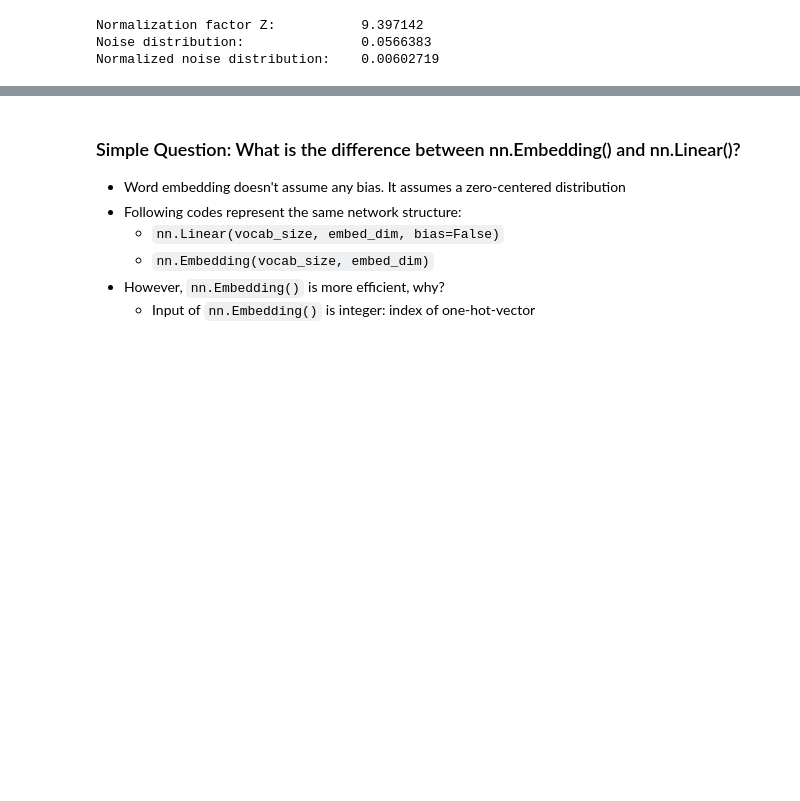
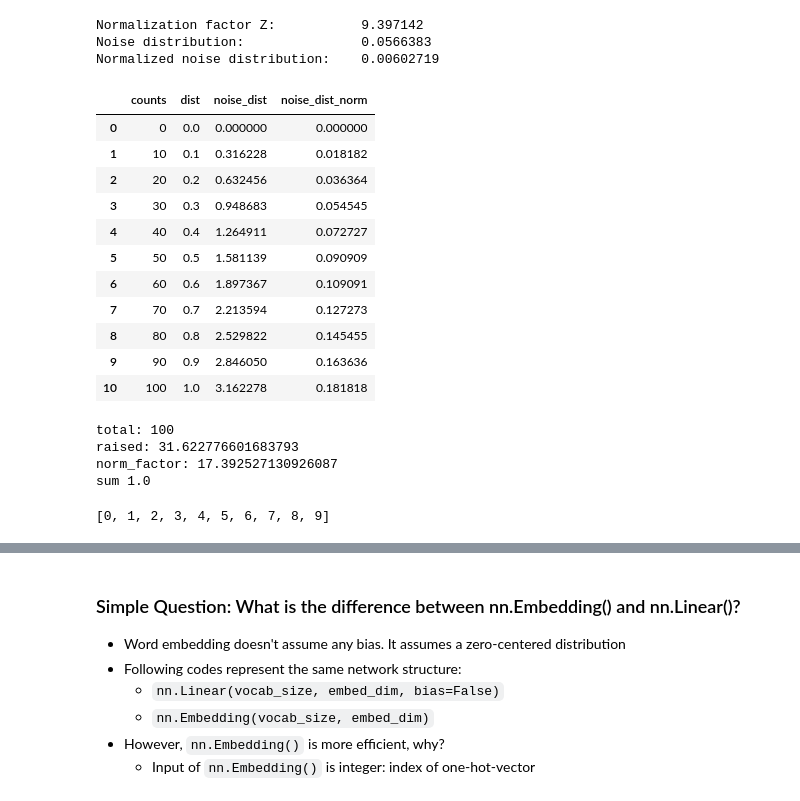
Before and after one commit to alantanlc/ce7455-nlp, a Jupyter notebook: practice/SkipGram.ipynb, the cells around one changed output, grey strips where cells are left out. Saved outputs shown, nothing was run; the diff lists cells and outputs as text; code cells hidden in the pictures; blank space fills up the shorter version.

```diff
--- a/practice/SkipGram.ipynb
+++ b/practice/SkipGram.ipynb
@@ -272,6 +272,51 @@ print(f'Normalized noise distribution:    {noise_dist_normalized["by"]:.6}')
 Normalization factor Z:           9.397142
 Noise distribution:               0.0566383
 Normalized noise distribution:    0.00602719
+# %%
+import pandas as pd
+from IPython.display import display
+
+total = 100
+alpha = 3/4
+raised = total ** alpha
+
+counts = pd.Series(list(range(0, 110, 10)))
+dist = counts.apply(lambda x: x/total)
+noise_dist = counts.apply(lambda x: x/raised)
+norm_factor = sum(noise_dist)
+noise_dist_norm = noise_dist.apply(lambda x: x/norm_factor)
+
+df = pd.DataFrame({'counts': counts,
+                   'dist': dist,
+                   'noise_dist': noise_dist,
+                   'noise_dist_norm': noise_dist_norm})
+
+display(df)
+print('total:', total)
+print('raised:', raised)
+print('norm_factor:', norm_factor)
+print('sum', sum(noise_dist_norm))
+# %% [output]
+|  | counts | dist | noise_dist | noise_dist_norm |
+| 0 | 0 | 0.0 | 0.000000 | 0.000000 |
+| 1 | 10 | 0.1 | 0.316228 | 0.018182 |
+| 2 | 20 | 0.2 | 0.632456 | 0.036364 |
+| 3 | 30 | 0.3 | 0.948683 | 0.054545 |
+| 4 | 40 | 0.4 | 1.264911 | 0.072727 |
+| 5 | 50 | 0.5 | 1.581139 | 0.090909 |
+| 6 | 60 | 0.6 | 1.897367 | 0.109091 |
+| 7 | 70 | 0.7 | 2.213594 | 0.127273 |
+| 8 | 80 | 0.8 | 2.529822 | 0.145455 |
+| 9 | 90 | 0.9 | 2.846050 | 0.163636 |
+| 10 | 100 | 1.0 | 3.162278 | 0.181818 |
+total: 100
+raised: 31.622776601683793
+norm_factor: 17.392527130926087
+sum 1.0
+# %%
+list(range(10))
+# %% [output]
+[0, 1, 2, 3, 4, 5, 6, 7, 8, 9]
 # %%
 K = 10
 np.random.choice(list(noise_dist_normalized.keys()), size=K, p=list(noise_dist_normalized.values()), replace=True)
```
Also changed, not shown: parts of 13 cells of this notebook.
